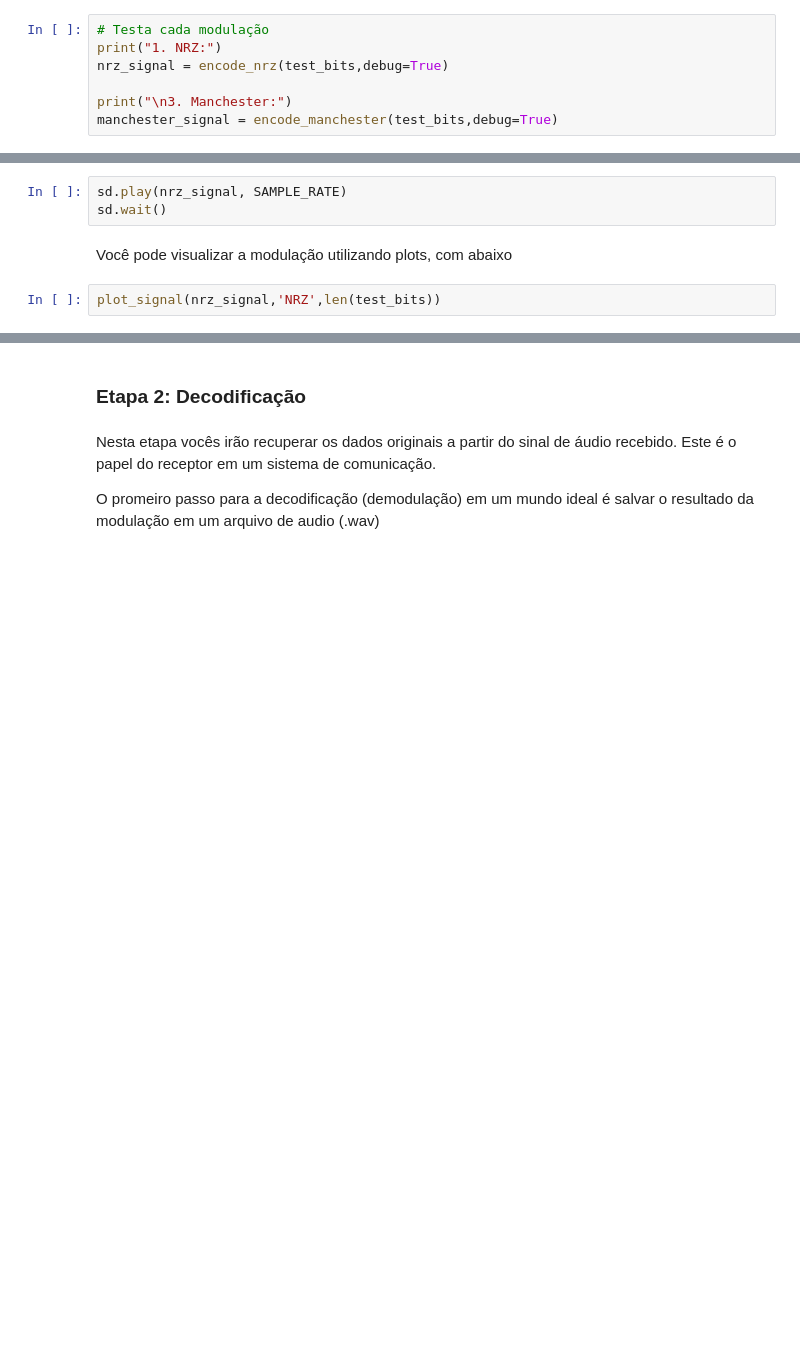
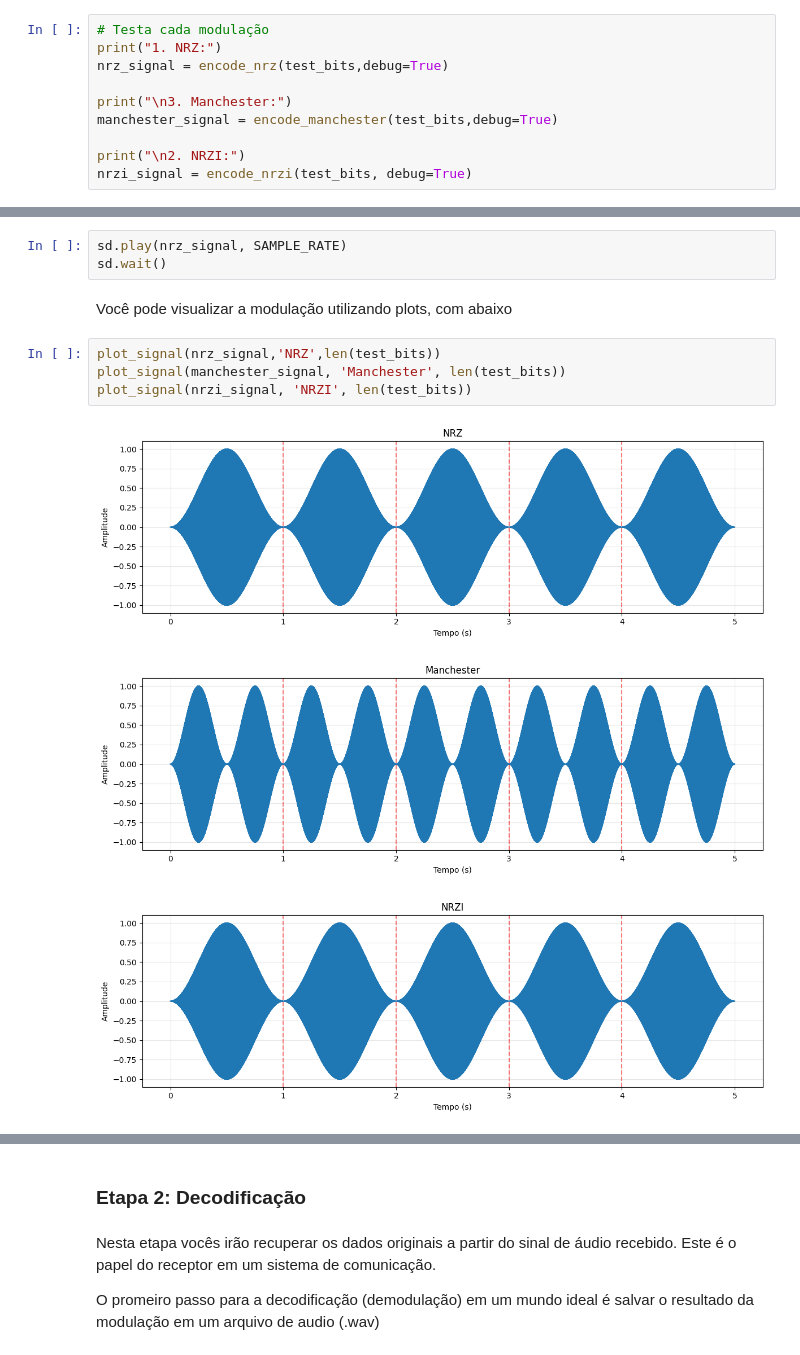
Before and after one commit to rutesilvva/Lab-1---Redes, a Jupyter notebook: lab01/modulacao/lab_notebook.ipynb, the cells around one changed output, grey strips where cells are left out. Saved outputs shown, nothing was run; the diff lists cells and outputs as text; blank space fills up the shorter version.

```diff
--- a/lab01/modulacao/lab_notebook.ipynb
+++ b/lab01/modulacao/lab_notebook.ipynb
@@ -659,3 +661,6 @@ nrz_signal = encode_nrz(test_bits,debug=True)
 
 print("\n3. Manchester:")
 manchester_signal = encode_manchester(test_bits,debug=True)
+
+print("\n2. NRZI:")
+nrzi_signal = encode_nrzi(test_bits, debug=True)
@@ -671,6 +694,12 @@ sd.wait()
 Você pode visualizar a modulação utilizando plots, com abaixo
 # %%
 plot_signal(nrz_signal,'NRZ',len(test_bits))
+plot_signal(manchester_signal, 'Manchester', len(test_bits))
+plot_signal(nrzi_signal, 'NRZI', len(test_bits))
+# %% [output]
+[figure, added]
+[figure, added]
+[figure, added]
 # %% [markdown]
 ##### Esse modulação foi utilizada nos primórdios da internet (internet discada)
 
```
Also changed, not shown: parts of 2 cells of this notebook.
